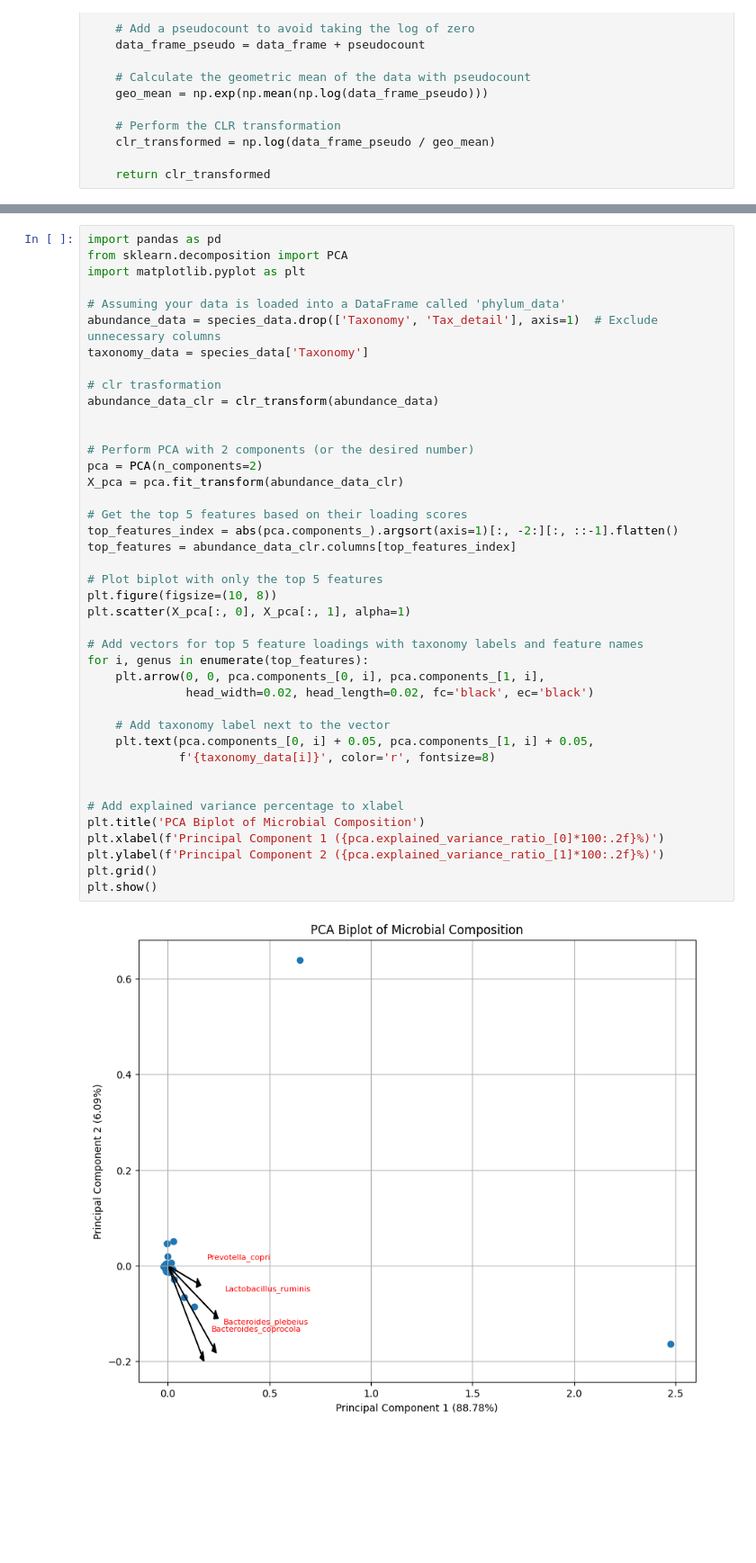
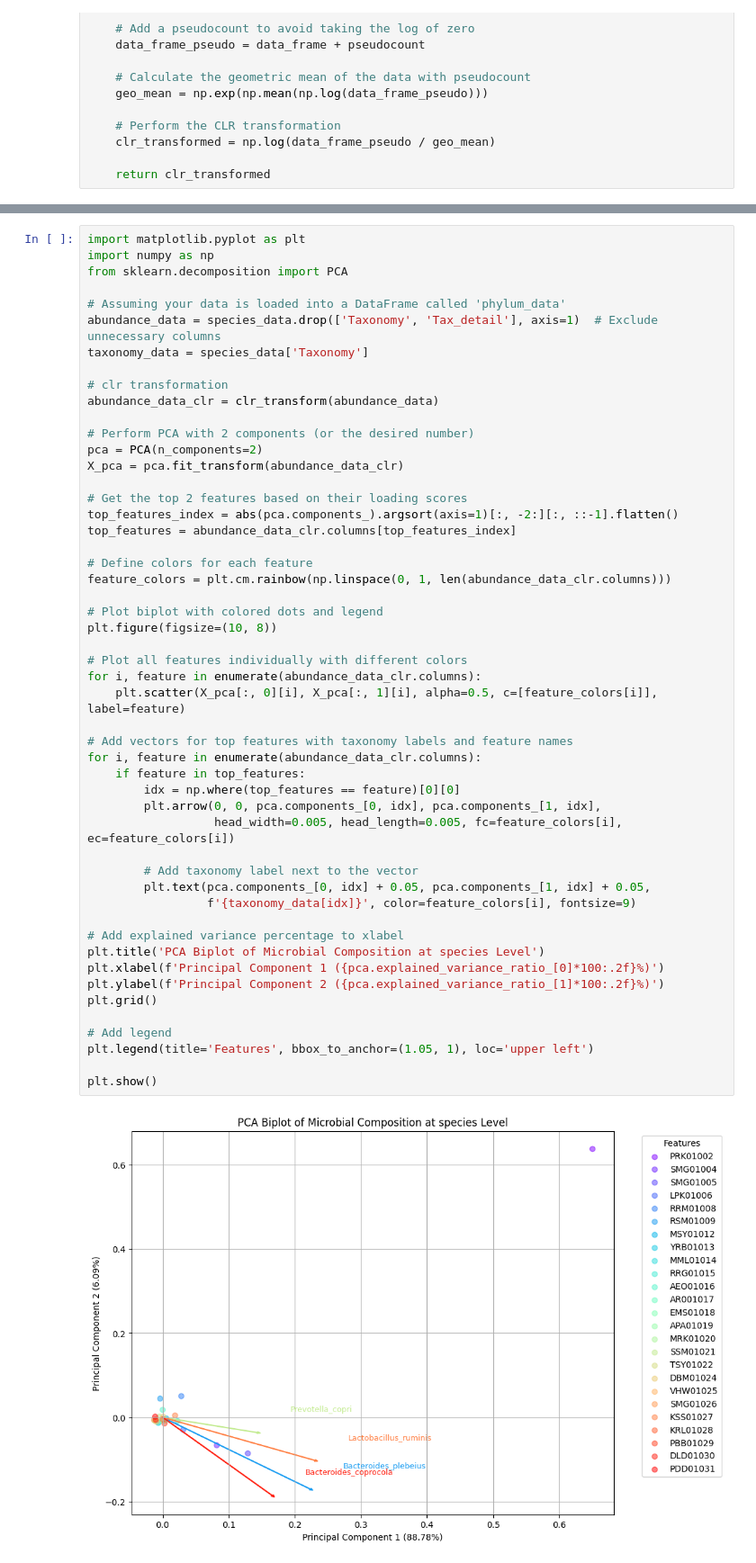
Before and after one commit to ParthDoshi97/Metagenomic_Data_analysis, a Jupyter notebook: PCA_Mannutest.ipynb, the cells around one changed output, grey strips where cells are left out. Shown: that part at 90% size. Saved outputs shown, nothing was run; the diff lists cells and outputs as text; blank space fills up the shorter version.

```diff
--- a/PCA_Mannutest.ipynb
+++ b/PCA_Mannutest.ipynb
@@ -130,43 +169,53 @@ plt.show()
 # %%
-import pandas as pd
+import matplotlib.pyplot as plt
+import numpy as np
 from sklearn.decomposition import PCA
-import matplotlib.pyplot as plt
 
 # Assuming your data is loaded into a DataFrame called 'phylum_data'
 abundance_data = species_data.drop(['Taxonomy', 'Tax_detail'], axis=1)  # Exclude unnecessary columns
 taxonomy_data = species_data['Taxonomy']
 
-# clr trasformation
+# clr transformation
 abundance_data_clr = clr_transform(abundance_data)
-
 
 # Perform PCA with 2 components (or the desired number)
 pca = PCA(n_components=2)
 X_pca = pca.fit_transform(abundance_data_clr)
 
-# Get the top 5 features based on their loading scores
+# Get the top 2 features based on their loading scores
 top_features_index = abs(pca.components_).argsort(axis=1)[:, -2:][:, ::-1].flatten()
 top_features = abundance_data_clr.columns[top_features_index]
 
-# Plot biplot with only the top 5 features
+# Define colors for each feature
+feature_colors = plt.cm.rainbow(np.linspace(0, 1, len(abundance_data_clr.columns)))
+
+# Plot biplot with colored dots and legend
 plt.figure(figsize=(10, 8))
-plt.scatter(X_pca[:, 0], X_pca[:, 1], alpha=1)
 
-# Add vectors for top 5 feature loadings with taxonomy labels and feature names
-for i, genus in enumerate(top_features):
-    plt.arrow(0, 0, pca.components_[0, i], pca.components_[1, i],
-              head_width=0.02, head_length=0.02, fc='black', ec='black')
+# Plot all features individually with different colors
+for i, feature in enumerate(abundance_data_clr.columns):
+    plt.scatter(X_pca[:, 0][i], X_pca[:, 1][i], alpha=0.5, c=[feature_colors[i]], label=feature)
 
-    # Add taxonomy label next to the vector
-    plt.text(pca.components_[0, i] + 0.05, pca.components_[1, i] + 0.05,
-             f'{taxonomy_data[i]}', color='r', fontsize=8)
+# Add vectors for top features with taxonomy labels and feature names
+for i, feature in enumerate(abundance_data_clr.columns):
+    if feature in top_features:
+        idx = np.where(top_features == feature)[0][0]
+        plt.arrow(0, 0, pca.components_[0, idx], pca.components_[1, idx],
+                  head_width=0.005, head_length=0.005, fc=feature_colors[i], ec=feature_colors[i])
 
+        # Add taxonomy label next to the vector
+        plt.text(pca.components_[0, idx] + 0.05, pca.components_[1, idx] + 0.05,
+                 f'{taxonomy_data[idx]}', color=feature_colors[i], fontsize=9)
 
 # Add explained variance percentage to xlabel
-plt.title('PCA Biplot of Microbial Composition')
+plt.title('PCA Biplot of Microbial Composition at species Level')
 plt.xlabel(f'Principal Component 1 ({pca.explained_variance_ratio_[0]*100:.2f}%)')
 plt.ylabel(f'Principal Component 2 ({pca.explained_variance_ratio_[1]*100:.2f}%)')
 plt.grid()
+
+# Add legend
+plt.legend(title='Features', bbox_to_anchor=(1.05, 1), loc='upper left')
+
 plt.show()
 # %% [output]
-[figure, old version]
+[figure, new version]
```
Also changed, not shown: parts of 3 cells of this notebook, 8 other files.
